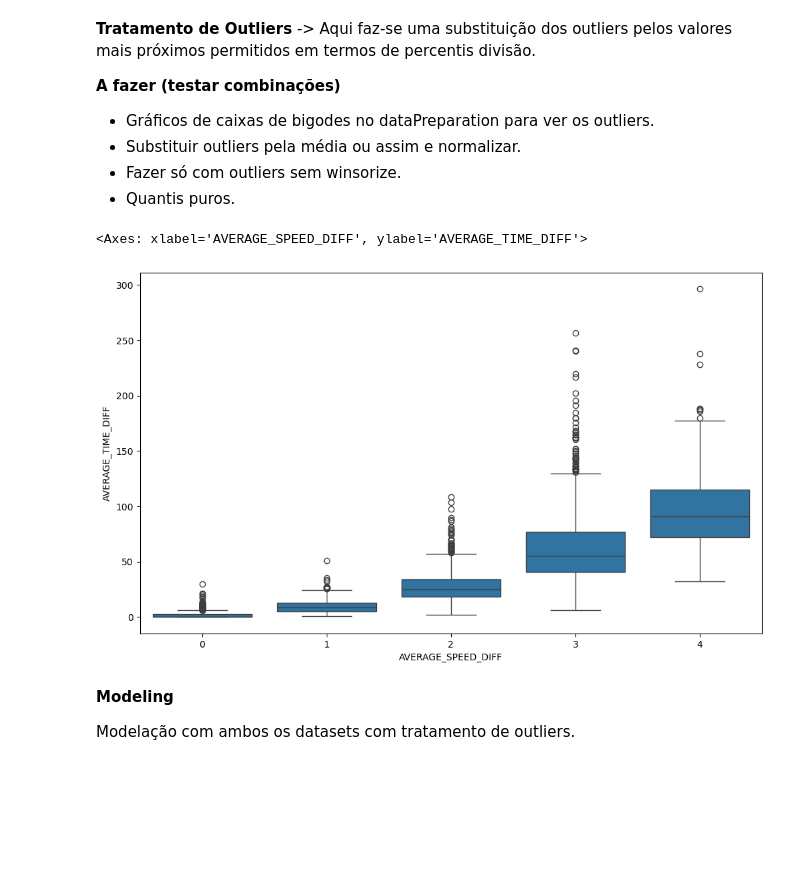
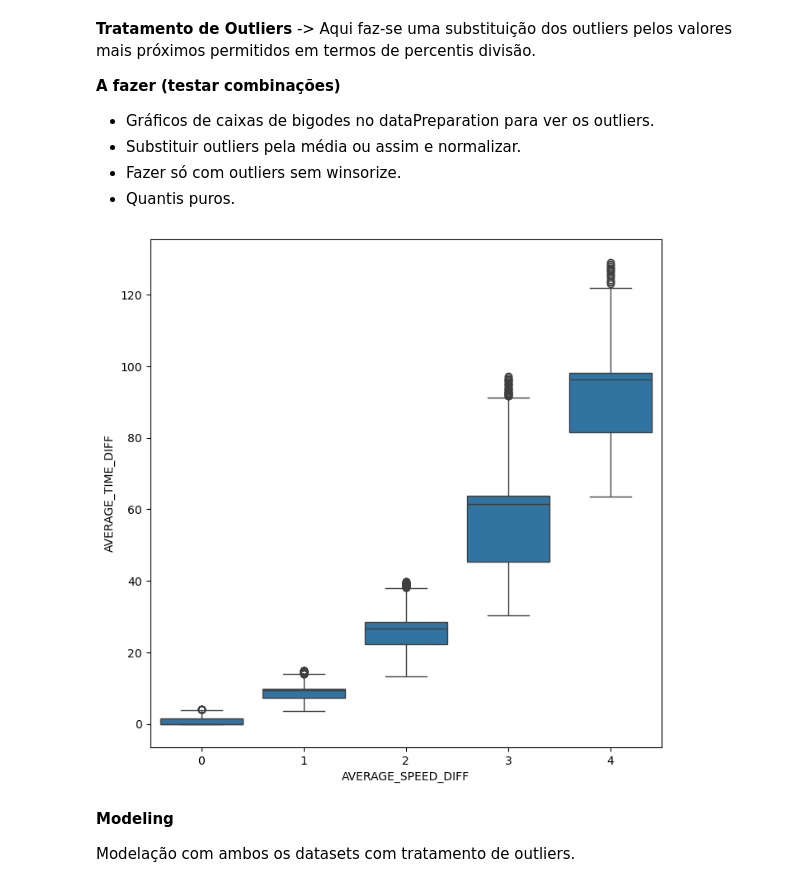
Before and after one commit to zeeesoares/daa-nt, a Jupyter notebook: notebooks/modeling/RandomForest_cross.ipynb, the cells around one changed output. Drawn from its saved outputs; the diff is of its cells as text; code cells hidden in the pictures; blank space fills up the shorter version.

```diff
--- a/notebooks/modeling/RandomForest_cross.ipynb
+++ b/notebooks/modeling/RandomForest_cross.ipynb
@@ -111,9 +123,16 @@ for df in [traffic_train, traffic_test]:
     df['AVERAGE_TEMPERATURE'] = winsorize(df['AVERAGE_TEMPERATURE'], limits=[0.01, 0.02])
     df['AVERAGE_ATMOSP_PRESSURE'] = winsorize(df['AVERAGE_ATMOSP_PRESSURE'], limits=[0.05, 0.015])
     df['AVERAGE_WIND_SPEED'] = winsorize(df['AVERAGE_WIND_SPEED'], limits=[0.01, 0.03])
-# %%
-plt.figure(figsize = (12, 7))
-sns.boxplot(x = 'AVERAGE_SPEED_DIFF', y = 'AVERAGE_TIME_DIFF', data = traffic_train)
-# %% [output]
-<Axes: xlabel='AVERAGE_SPEED_DIFF', ylabel='AVERAGE_TIME_DIFF'>
-[figure, removed]
+# %%
+# Replace Outliers By Average
+def replace(group):
+    mean, std = group.mean(), group.std()
+    outliers = (group - mean).abs() > 1*std
+    group[outliers] = mean
+    return group
+
+traffic_train['AVERAGE_TIME_DIFF'] = traffic_train.groupby('AVERAGE_SPEED_DIFF')['AVERAGE_TIME_DIFF'].transform(replace)
+plt.subplots(figsize=(8,8))
+ax = sns.boxplot(x=traffic_train["AVERAGE_SPEED_DIFF"], y=traffic_train["AVERAGE_TIME_DIFF"])
+# %% [output]
+[figure, added]
```
Also changed, not shown: parts of 4 cells of this notebook.
